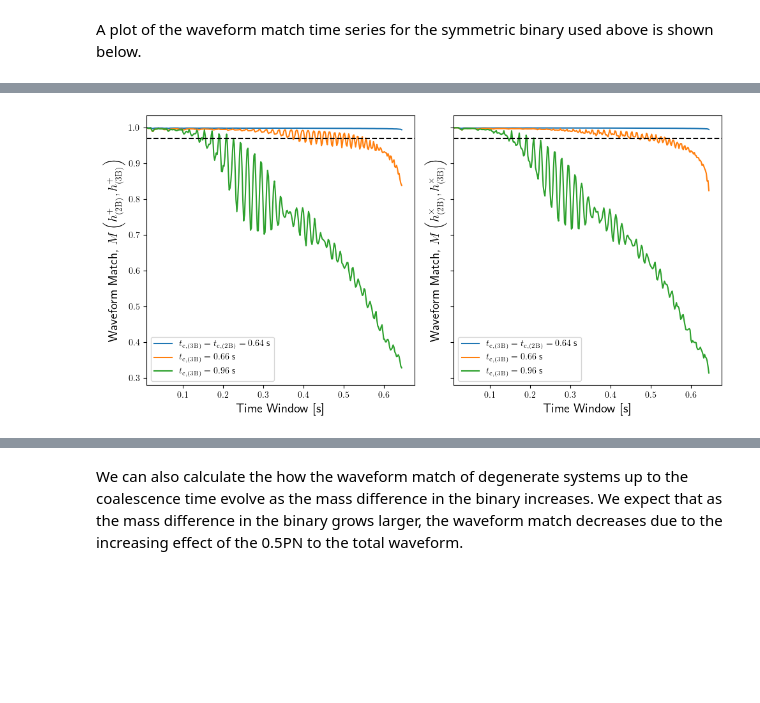
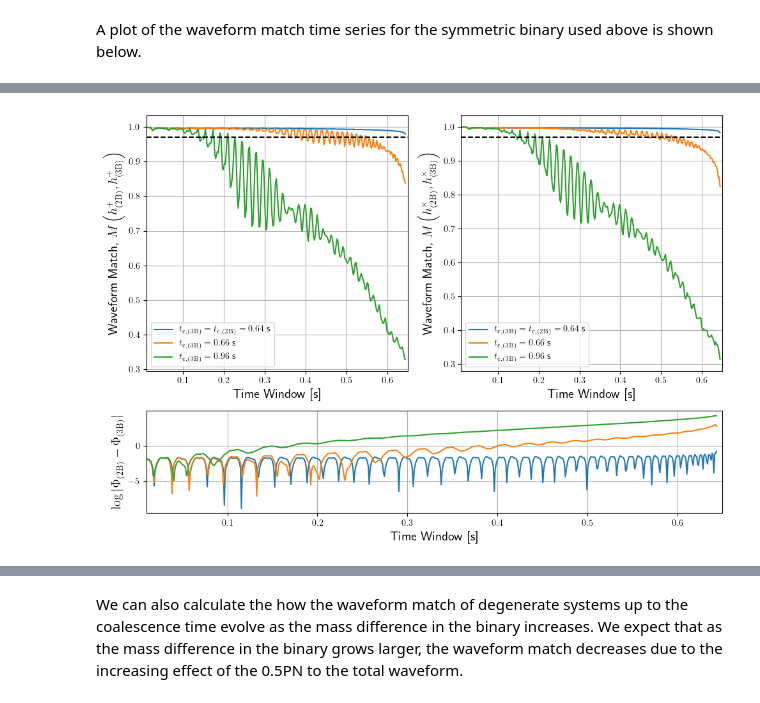
Before and after one commit to CJaimel/BinaryLagrangeDegeneracy, a Jupyter notebook: Part 2 - Simulations with LIGO Data.ipynb, the cells around one changed output, grey strips where cells are left out. Drawn from its saved outputs; the diff is of its cells as text; code cells hidden in the pictures; blank space fills up the shorter version.

```diff
--- a/Part 2 - Simulations with LIGO Data.ipynb
+++ b/Part 2 - Simulations with LIGO Data.ipynb
@@ -383,7 +382,7 @@ temp = temp[np.isclose(temp.imag, 0)]
 temp = temp[temp > 0]
 
 beta_1 = np.real(np.min(temp))
-i_3B = 15
+i_3B = 30
 quad_result = findQuadDegeneracy_plus(*params_2B[:5], M_3B, beta_1, i_3B, atol = 1e-22)
 params_3B_quad3 = [quad_result[0], M_3B*beta_1, M_3B*beta_1, M_3B*(1 - 2*beta_1), quad_result[1], i_3B, quad_result[2]]
 
@@ -494,52 +539,77 @@ plt.show()
 # %%
-fig, ax = plt.subplots(nrows = 1, ncols = 2, sharex = True, sharey = True, figsize = (10, 5))
-
 binary = waveforms.CircularBinary(*params_2B)
 params_3B_quad = [params_3B_quad3, params_3B_quad2, params_3B_quad1]
 markers = ["o", "d", "^", "X"]
 
 t_window = np.linspace(0.01, binary.t_c, 300)
 
+fig = plt.figure(figsize = (10, 7))
+gs = gridspec.GridSpec(2, 2, width_ratios=[1, 1], height_ratios=[2, 0.8])
+a1 = fig.add_subplot(gs[0, 0])
+a2 = fig.add_subplot(gs[0, 1])
+a3 = fig.add_subplot(gs[1, :])
+
 for i in range(len(params_3B_quad)):
-    match_timeSeries_plus = np.zeros(len(t_window))
-    match_timeSeries_cross = np.zeros(len(t_window))
+    matchPlus_timeSeries = np.zeros(len(t_window))
+    matchCross_timeSeries = np.zeros(len(t_window))
+    phaseDiff_timeSeries = np.zeros(len(t_window))
 
     for j in range(len(t_window)):
         lagrange = waveforms.CircularLagrangeTriple(*params_3B_quad[i])
 
         hp_2B_windowed = waveforms.h_combined2B(*params_2B, t_max = t_window[j], delta_t = 1/1000)[0]
         hp_3B_windowed = waveforms.h_combined3B(*params_3B_quad[i], t_max = t_window[j], delta_t = 1/1000)[0]
-        psd_p = pycbc.psd.analytical.aLIGOZeroDetHighPower(len(hp_2B_windowed) // 2 + 1, 1.0 / hp_2B_windowed.duration, 0)
 
         hc_2B_windowed = waveforms.h_combined2B(*params_2B, t_max = t_window[j], delta_t = 1/1000)[1]
         hc_3B_windowed = waveforms.h_combined3B(*params_3B_quad[i], t_max = t_window[j], delta_t = 1/1000)[1]
-        psd_c = pycbc.psd.analytical.aLIGOZeroDetHighPower(len(hc_2B_windowed) // 2 + 1, 1.0 / hc_2B_windowed.duration, 0)
 
-        match_timeSeries_plus[j] = pycbc.filter.match(hp_2B_windowed, hp_3B_windowed, psd = psd_p, low_frequency_cutoff = 0, subsample_interpolation = True)[0]
-        match_timeSeries_cross[j] = pycbc.filter.match(hc_2B_windowed, hc_3B_windowed, psd = psd_c, low_frequency_cutoff = 0, subsample_interpolation = True)[0]
+        psd = pycbc.psd.analytical.aLIGOZeroDetHighPower(len(hp_2B_windowed) // 2 + 1, 1.0 / hc_2B_windowed.duration, 0)
 
+        matchPlus_timeSeries[j] = pycbc.filter.match(hp_2B_windowed, hp_3B_windowed, psd = psd, low_frequency_cutoff = 0, subsample_interpolation = True)[0]
+        matchCross_timeSeries[j] = pycbc.filter.match(hc_2B_windowed, hc_3B_windowed, psd = psd, low_frequency_cutoff = 0, subsample_interpolation = True)[0]
+
+    #calculate phase difference
+    hp_2B, hc_2B = waveforms.h_combined2B(*params_2B, t_max = t_window[-1], delta_t = 1/1000)
+    hp_3B, hc_3B = waveforms.h_combined3B(*params_3B_quad[i], t_max = t_window[-1], delta_t = 1/1000)
+    h_phase_2B = np.unwrap(np.angle(hp_2B + 1j*hc_2B))
+    h_phase_3B = np.unwrap(np.angle(hp_3B + 1j*hc_3B))
+    phaseDiff_timeSeries = np.log(np.abs(h_phase_2B - h_phase_3B))
     if i == 0:
-        ax[0].plot(t_window, match_timeSeries_plus, label = r"$t_{{\mathrm{{c,(3B)}}}} = t_{{\mathrm{{c,(2B)}}}} = {:.2f}$ s".format(lagrange.t_c))
-        ax[1].plot(t_window, match_timeSeries_cross, label = r"$t_{{\mathrm{{c,(3B)}}}} = t_{{\mathrm{{c,(2B)}}}} = {:.2f}$ s".format(lagrange.t_c))
+        #print(match_timeSeries)
+        a1.plot(t_window, matchPlus_timeSeries, label = r"$t_{{\mathrm{{c,(3B)}}}} = t_{{\mathrm{{c,(2B)}}}} = {:.2f}$ s".format(lagrange.t_c))
+        a2.plot(t_window, matchCross_timeSeries, label = r"$t_{{\mathrm{{c,(3B)}}}} = t_{{\mathrm{{c,(2B)}}}} = {:.2f}$ s".format(lagrange.t_c))
+
+        a3.plot(hp_2B.sample_times + binary.t_c, phaseDiff_timeSeries, label = r"$t_{{\mathrm{{c,(3B)}}}} = t_{{\mathrm{{c,(2B)}}}} = {:.2f}$ s".format(lagrange.t_c))
     else:
-        ax[0].plot(t_window, match_timeSeries_plus, label = r"$t_{{\mathrm{{c,(3B)}}}} = {:.2f}$ s".format(lagrange.t_c))
-        ax[1].plot(t_window, match_timeSeries_cross, label = r"$t_{{\mathrm{{c,(3B)}}}} = {:.2f}$ s".format(lagrange.t_c))
+        a1.plot(t_window, matchPlus_timeSeries, label = r"$t_{{\mathrm{{c,(3B)}}}} = {:.2f}$ s".format(lagrange.t_c))
+        a2.plot(t_window, matchCross_timeSeries, label = r"$t_{{\mathrm{{c,(3B)}}}} = {:.2f}$ s".format(lagrange.t_c))
 
-ax[0].legend()
-ax[0].set_xlabel("Time Window [s]", fontsize = "x-large")
-ax[0].set_ylabel(r"Waveform Match, $M\left(h^{+}_{\mathrm{(2B)}}, h^{+}_{\mathrm{(3B)}}\right)$", fontsize = "x-large")
-ax[0].axhline(0.97, 0, 1, ls = "--", color = "black")
-ax[0].set_xlim(0.01)
+        a3.plot(hp_2B.sample_times + binary.t_c, phaseDiff_timeSeries, label = r"$t_{{\mathrm{{c,(3B)}}}} = {:.2f}$ s".format(lagrange.t_c))
 
-ax[1].legend()
-ax[1].set_xlabel("Time Window [s]", fontsize = "x-large")
-ax[1].set_ylabel(r"Waveform Match, $M\left(h^{\times}_{\mathrm{(2B)}}, h^{\times}_{\mathrm{(3B)}}\right)$", fontsize = "x-large")
-ax[1].axhline(0.97, 0, 1, ls = "--", color = "black")
-ax[1].set_xlim(0.01)
+a1.legend()
+a1.set_xlabel("Time Window [s]", fontsize = "x-large")
+a1.set_ylabel(r"Waveform Match, $M\left(h^{+}_{\mathrm{(2B)}}, h^{+}_{\mathrm{(3B)}}\right)$", fontsize = "x-large")
+a1.set_xlim(0.01, 0.65)
+a1.axhline(0.97, 0, 1, ls = "--", color = "black")
+a1.grid()
+a1.set_axisbelow(True)
+
+a2.legend()
+a2.set_xlabel("Time Window [s]", fontsize = "x-large")
+a2.set_ylabel(r"Waveform Match, $M\left(h^{\times}_{\mathrm{(2B)}}, h^{\times}_{\mathrm{(3B)}}\right)$", fontsize = "x-large")
+a2.axhline(0.97, 0, 1, ls = "--", color = "black")
+a2.set_xlim(0.01, 0.65)
+a2.grid()
+a2.set_axisbelow(True)
+
+a3.set_xlabel("Time Window [s]", fontsize = "x-large")
+a3.set_ylabel(r"$\log | \Phi_{\mathrm{(2B)}} - \Phi_{\mathrm{(3B)}} |$", fontsize = "x-large")
+a3.set_xlim(0.01, 0.65)
+a3.grid()
+a3.set_axisbelow(True)
 
 plt.tight_layout()
-plt.savefig("LaTeX Files/Figures/Tests with LIGO PSD/Match Time Series for MQ Degeneracy.pdf",
-            bbox_inches = "tight")
+plt.savefig("LaTeX Files/Figures/Tests with LIGO PSD/Match Time Series for MQ Degeneracy (Horizontal).pdf", bbox_inches = "tight")
 plt.show()
 # %% [output]
-[figure, old version]
+[figure, new version]
```
Also changed, not shown: parts of 10 cells of this notebook, 8 other files.
